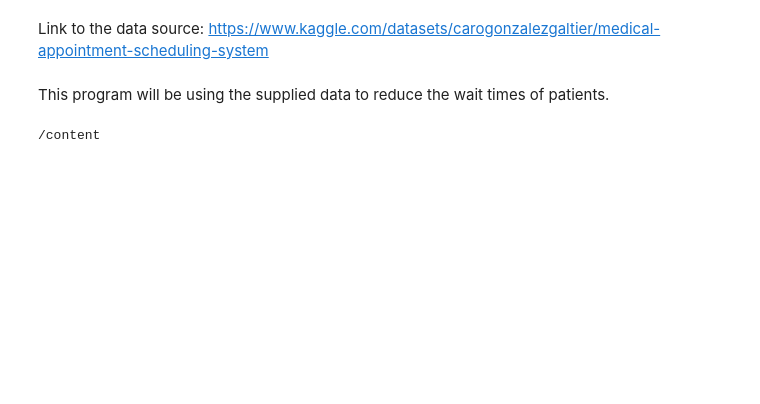
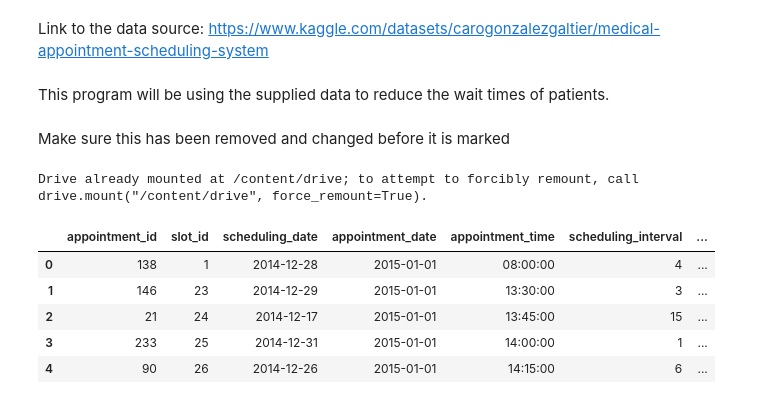
Before and after one commit to Plananas/AI-and-Data-Mining, a Jupyter notebook: AI_and_Datamining.ipynb, the cells around one changed output. Drawn from its saved outputs; the diff is of its cells as text; code cells hidden in the pictures; blank space fills up the shorter version.

```diff
--- a/AI_and_Datamining.ipynb
+++ b/AI_and_Datamining.ipynb
@@ -9,6 +14,7 @@ import pandas as pd
-# %%
-import os
-cwd = os.getcwd()
-print(cwd)
-# %% [output]
-/content
+# %% [markdown]
+Make sure this has been removed and changed before it is marked
+# %%
+from google.colab import drive
+drive.mount('/content/drive')
+# %% [output]
+Drive already mounted at /content/drive; to attempt to forcibly remount, call drive.mount("/content/drive", force_remount=True).
@@ -14,0 +30,9 @@ print(cwd)
+# %%
+appointments.head()
+# %% [output]
+|  | appointment_id | slot_id | scheduling_date | appointment_date | appointment_time | scheduling_interval | ... |
+| 0 | 138 | 1 | 2014-12-28 | 2015-01-01 | 08:00:00 | 4 | ... |
+| 1 | 146 | 23 | 2014-12-29 | 2015-01-01 | 13:30:00 | 3 | ... |
+| 2 | 21 | 24 | 2014-12-17 | 2015-01-01 | 13:45:00 | 15 | ... |
+| 3 | 233 | 25 | 2014-12-31 | 2015-01-01 | 14:00:00 | 1 | ... |
+| 4 | 90 | 26 | 2014-12-26 | 2015-01-01 | 14:15:00 | 6 | ... |
```
Also changed, not shown: parts of 6 cells of this notebook.
